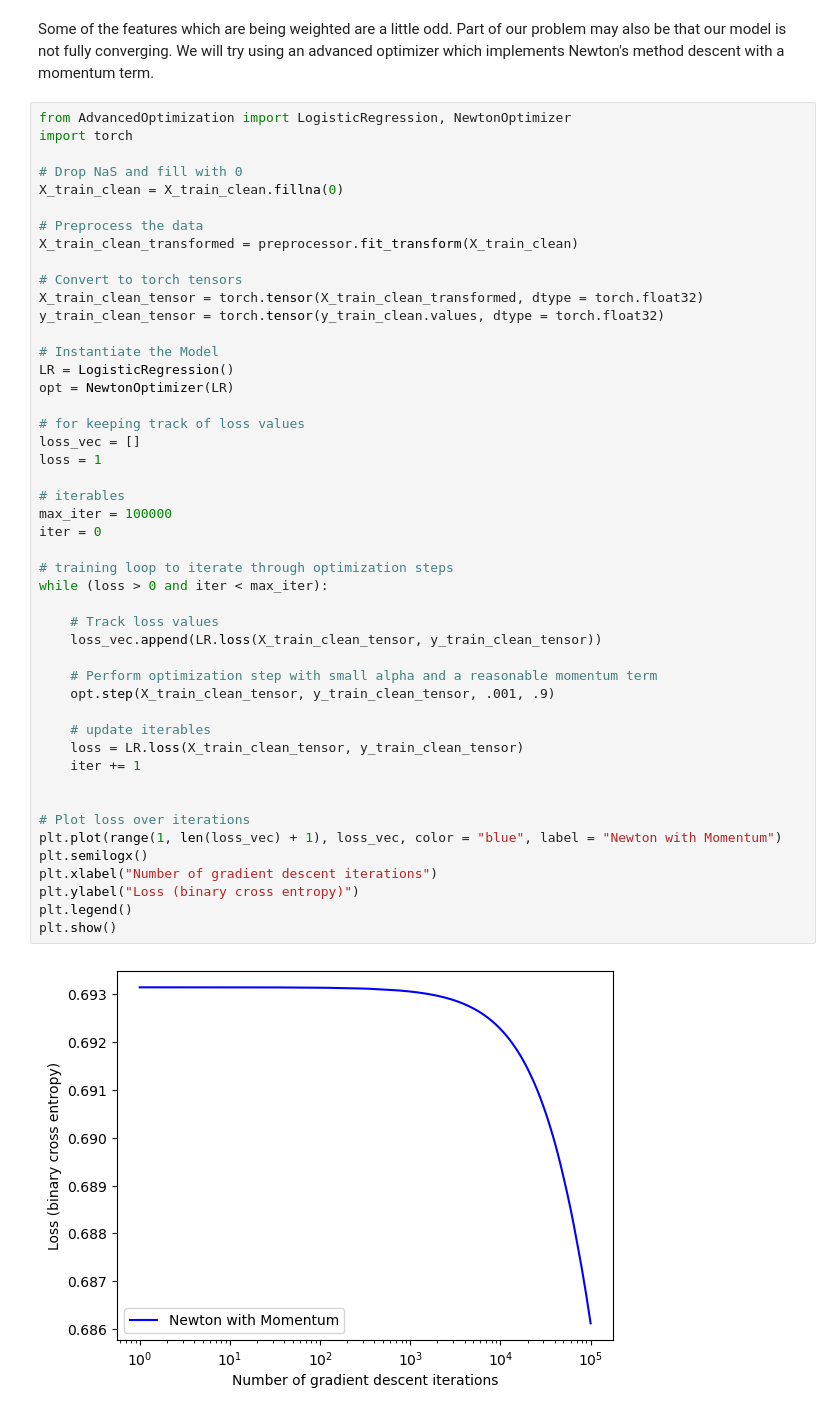
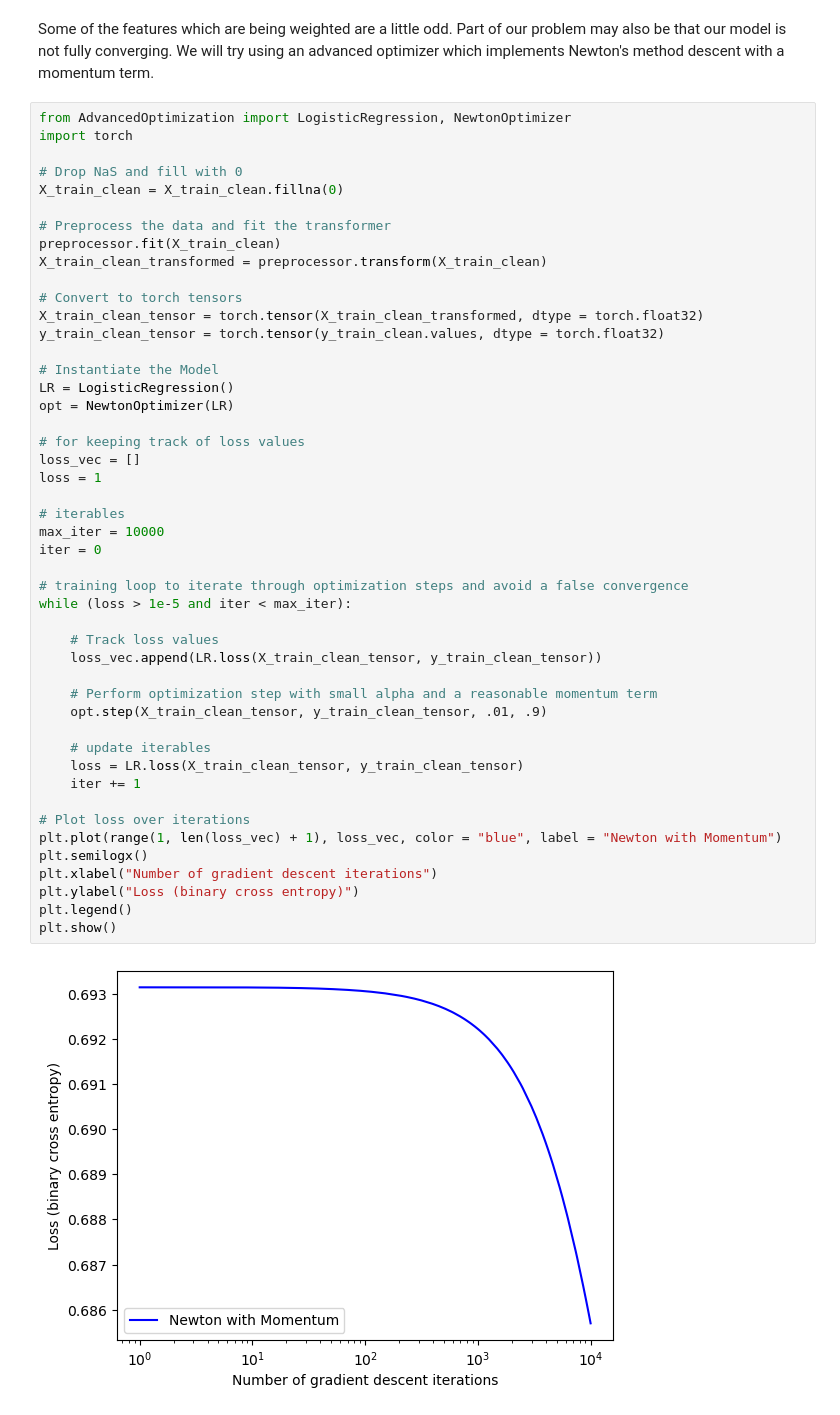
Before and after one commit to ctkatz/ML_project, a Jupyter notebook: ryan.ipynb, the cells around one changed output. Saved outputs shown, nothing was run; the diff lists cells and outputs as text.

```diff
--- a/ryan.ipynb
+++ b/ryan.ipynb
@@ -414,8 +414,9 @@ import torch
 # Drop NaS and fill with 0
 X_train_clean = X_train_clean.fillna(0)
 
-# Preprocess the data
-X_train_clean_transformed = preprocessor.fit_transform(X_train_clean)
+# Preprocess the data and fit the transformer
+preprocessor.fit(X_train_clean)
+X_train_clean_transformed = preprocessor.transform(X_train_clean)
 
 # Convert to torch tensors
 X_train_clean_tensor = torch.tensor(X_train_clean_transformed, dtype = torch.float32)
@@ -423,36 +424,35 @@ y_train_clean_tensor = torch.tensor(y_train_clean.values, dtype = torch.float32)
 
 # Instantiate the Model
 LR = LogisticRegression()
 opt = NewtonOptimizer(LR)
 
 # for keeping track of loss values
 loss_vec = []
 loss = 1
 
 # iterables
-max_iter = 100000
+max_iter = 10000
 iter = 0
 
-# training loop to iterate through optimization steps
-while (loss > 0 and iter < max_iter):
+# training loop to iterate through optimization steps and avoid a false convergence
+while (loss > 1e-5 and iter < max_iter):
 
     # Track loss values
     loss_vec.append(LR.loss(X_train_clean_tensor, y_train_clean_tensor))
 
     # Perform optimization step with small alpha and a reasonable momentum term
-    opt.step(X_train_clean_tensor, y_train_clean_tensor, .001, .9)
+    opt.step(X_train_clean_tensor, y_train_clean_tensor, .01, .9)
 
     # update iterables
     loss = LR.loss(X_train_clean_tensor, y_train_clean_tensor)
     iter += 1
-
 
 # Plot loss over iterations
 plt.plot(range(1, len(loss_vec) + 1), loss_vec, color = "blue", label = "Newton with Momentum")
 plt.semilogx()
 plt.xlabel("Number of gradient descent iterations")
 plt.ylabel("Loss (binary cross entropy)")
 plt.legend()
 plt.show()
 # %% [output]
-[figure, old version]
+[figure, new version]
```
Also changed, not shown: parts of 14 cells of this notebook, 1 other file.
